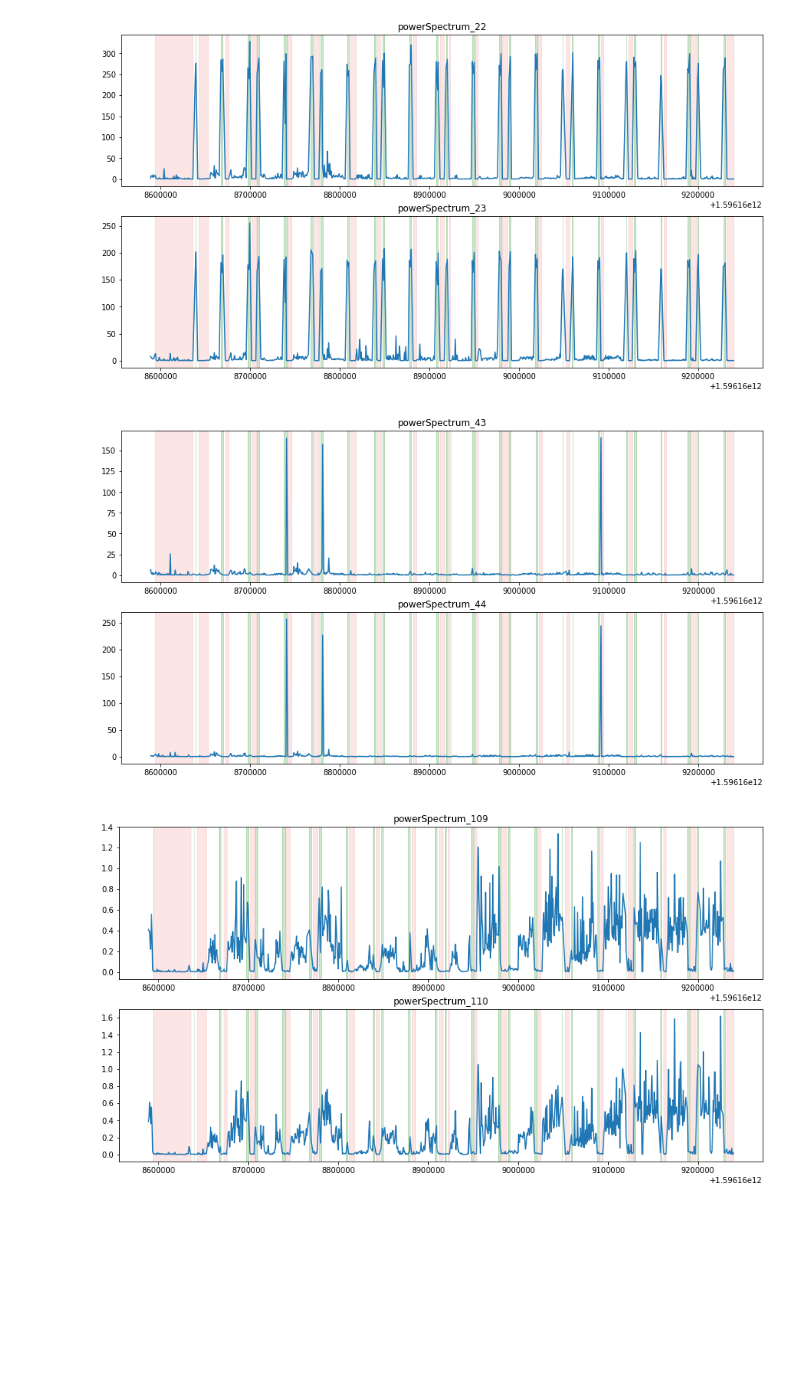
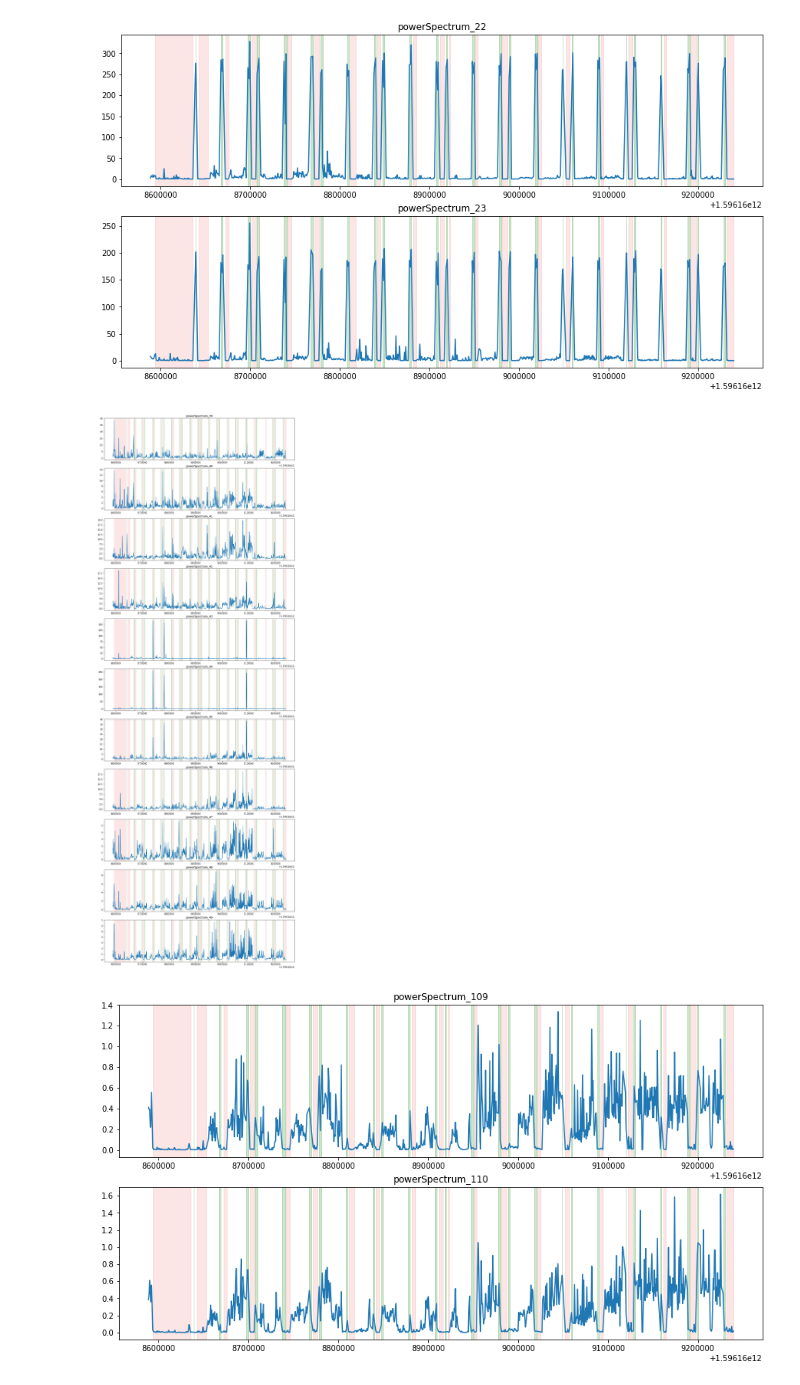
Before and after one commit to tintinp/chloe-ting-extension, a Jupyter notebook: machine-learning/data_plotter.ipynb, the cells around one changed output. Drawn from its saved outputs; the diff is of its cells as text; code cells hidden in the pictures; blank space fills up the shorter version.

```diff
--- a/machine-learning/data_plotter.ipynb
+++ b/machine-learning/data_plotter.ipynb
@@ -132,12 +132,12 @@ plotFeatureArray(PS_PART, PS_DIVIDE_FACTOR, start_bin, end_bin, FEATURES['POWER_
 # %%
 PS_DIVIDE_FACTOR = 1
 PS_PART = 1
-start_bin = 43
-end_bin = 44
+start_bin = 39
+end_bin = 49
 
 plotFeatureArray(PS_PART, PS_DIVIDE_FACTOR, start_bin, end_bin, FEATURES['POWER_SPECTRUM'])
 # %% [output]
-[figure, old version]
+[figure, new version]
 # %%
 PS_DIVIDE_FACTOR = 1
 PS_PART = 1
```
Also changed, not shown: parts of 1 cell of this notebook, 3 other files.
